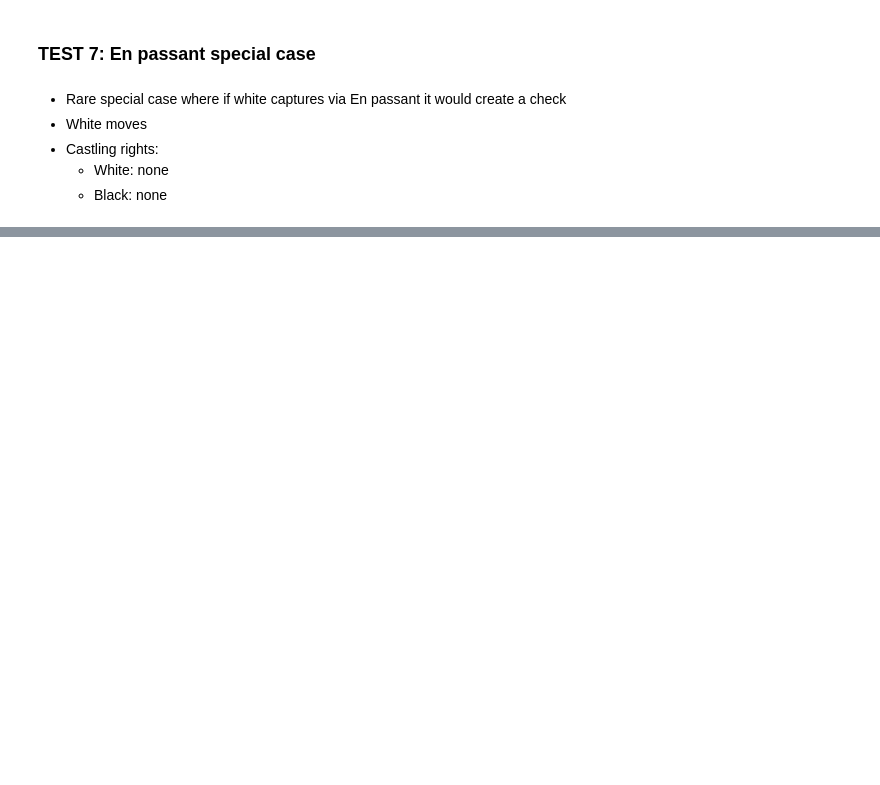
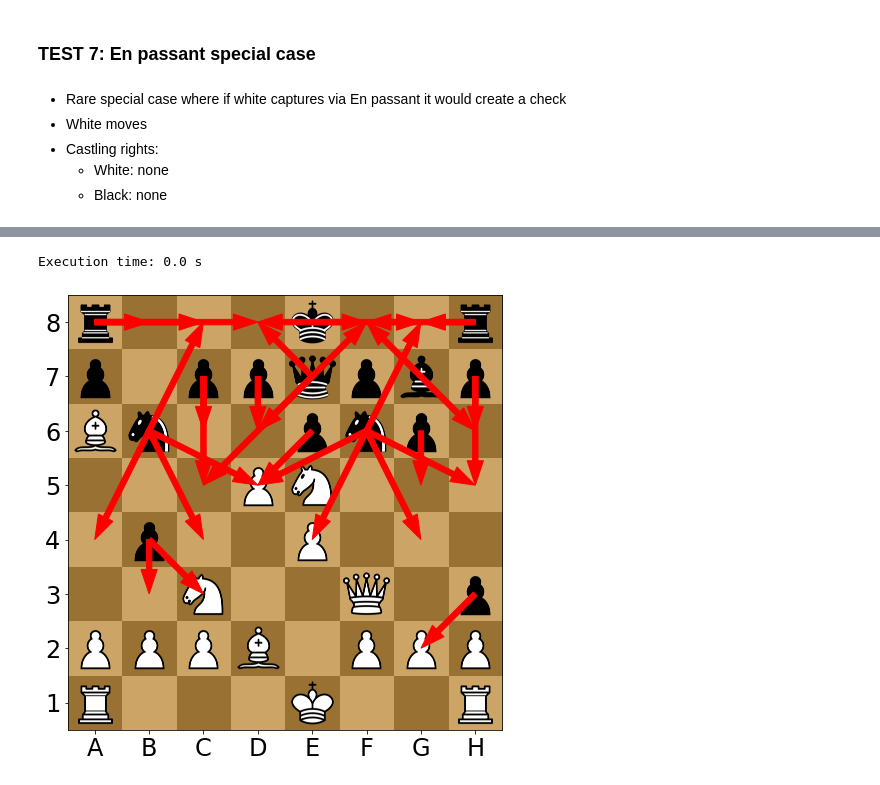
Before and after one commit to vv-hieu/ParallelChessEngine, a Jupyter notebook: ChessMoveGenerationTest.ipynb, the cells around one changed output, grey strips where cells are left out. Saved outputs shown, nothing was run; the diff lists cells and outputs as text; code cells hidden in the pictures; blank space fills up the shorter version.

```diff
--- a/ChessMoveGenerationTest.ipynb
+++ b/ChessMoveGenerationTest.ipynb
@@ -284,0 +511,5 @@ Execution time: 0.001047372817993164 s
+# %%
+chess_move_generation_test_cpu('r3k2r/p1ppqpbp/Bn2pnp1/3PN3/1p2P3/2N2Q1p/PPPB1PPP/R3K2R b KQkq - 0 1')
+# %% [output]
+Execution time: 0.0 s
+[figure, added]
```
Also changed, not shown: parts of 33 cells of this notebook, 3 other files.
